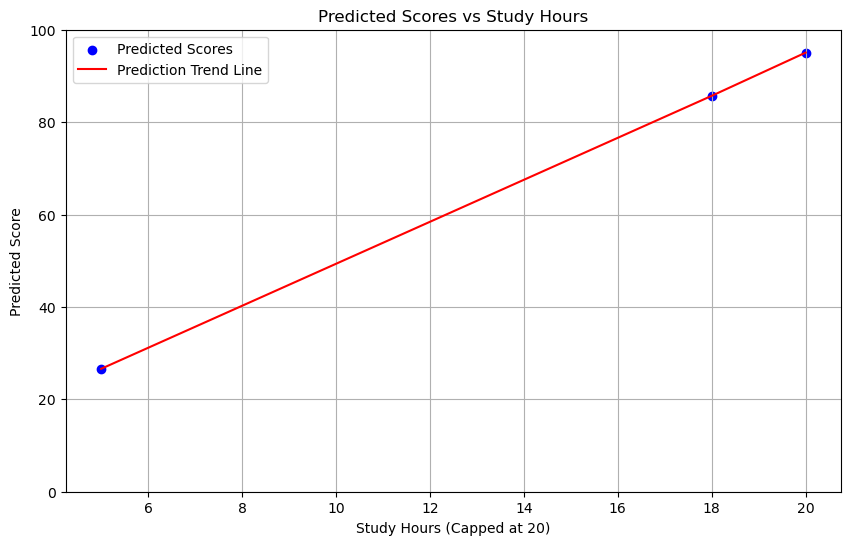
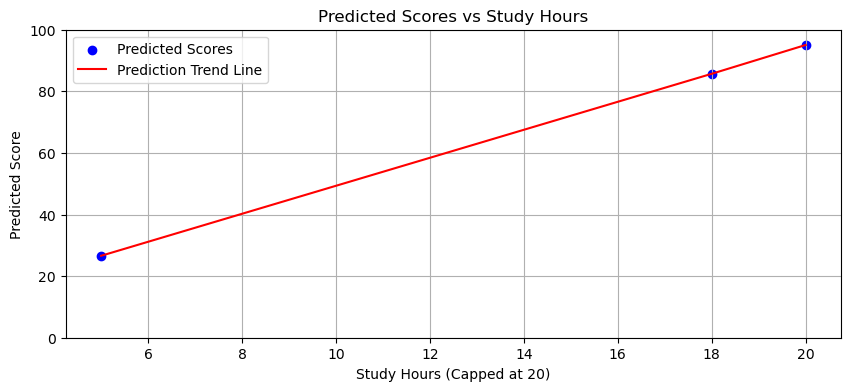
Code edit (unified diff) that turned the first committed figure into the second:
--- before
+++ after
@@ -5,5 +5,5 @@
 
 # Plotting
-plt.figure(figsize=(10, 6))
+plt.figure(figsize=(10, 4))
 plt.scatter(capped_hours, predicted_scores, color='blue', label='Predicted Scores')  # Scatter points
 plt.plot(sorted_hours, sorted_scores, color='red', label='Prediction Trend Line')    # Line connecting points

Commit: new project added